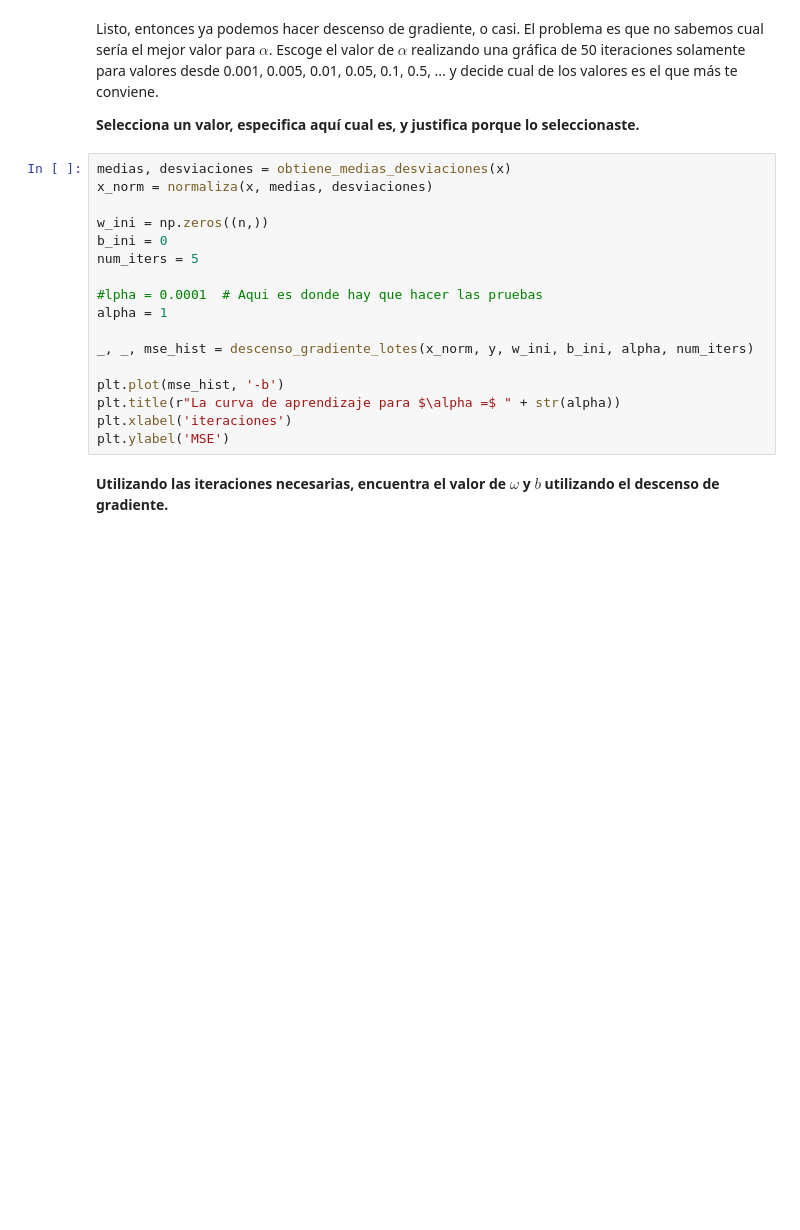
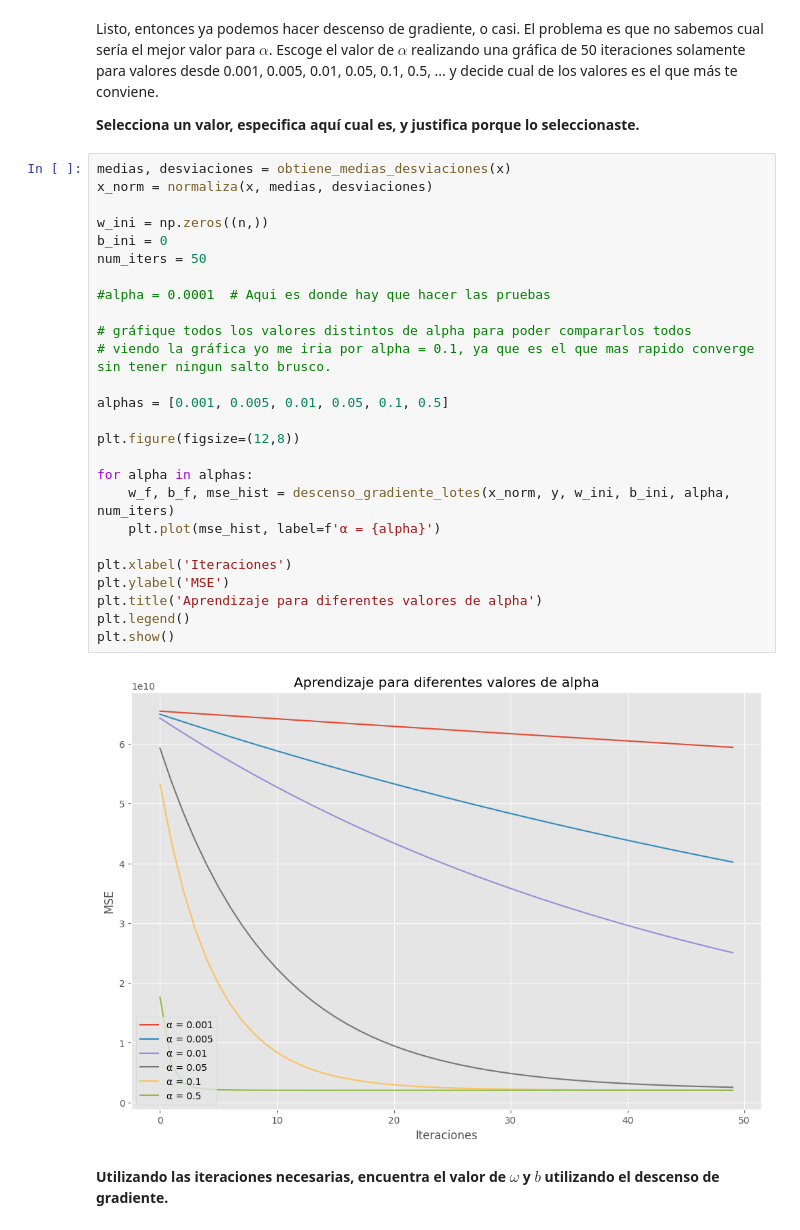
Before and after one commit to he4tw4ve/2-Aprendizaje-2026, a Jupyter notebook: reg_lineal.ipynb, the cells around one changed output. Saved outputs shown, nothing was run; the diff lists cells and outputs as text; blank space fills up the shorter version.

```diff
--- a/reg_lineal.ipynb
+++ b/reg_lineal.ipynb
@@ -327,20 +346,31 @@ Listo, entonces ya podemos hacer descenso de gradiente, o casi. El problema es q
 # %%
 medias, desviaciones = obtiene_medias_desviaciones(x)
 x_norm = normaliza(x, medias, desviaciones)
 
 w_ini = np.zeros((n,))
 b_ini = 0
-num_iters = 5
+num_iters = 50
 
-#lpha = 0.0001  # Aqui es donde hay que hacer las pruebas
-alpha = 1
+#alpha = 0.0001  # Aqui es donde hay que hacer las pruebas
 
-_, _, mse_hist = descenso_gradiente_lotes(x_norm, y, w_ini, b_ini, alpha, num_iters)
+# gráfique todos los valores distintos de alpha para poder compararlos todos
+# viendo la gráfica yo me iria por alpha = 0.1, ya que es el que mas rapido converge sin tener ningun salto brusco.
 
-plt.plot(mse_hist, '-b')
-plt.title(r"La curva de aprendizaje para $\alpha =$ " + str(alpha))
-plt.xlabel('iteraciones')
+alphas = [0.001, 0.005, 0.01, 0.05, 0.1, 0.5]
+
+plt.figure(figsize=(12,8))
+
+for alpha in alphas:
+    w_f, b_f, mse_hist = descenso_gradiente_lotes(x_norm, y, w_ini, b_ini, alpha, num_iters)
+    plt.plot(mse_hist, label=f'α = {alpha}')
+
+plt.xlabel('Iteraciones')
 plt.ylabel('MSE')
+plt.title('Aprendizaje para diferentes valores de alpha')
+plt.legend()
+plt.show()
+# %% [output]
+[figure, added]
 # %% [markdown]
 **Utilizando las iteraciones necesarias, encuentra el valor de $\omega$ y $b$ utilizando el descenso de gradiente.**
 # %%
```
Also changed, not shown: parts of 6 cells of this notebook, 1 other file.
